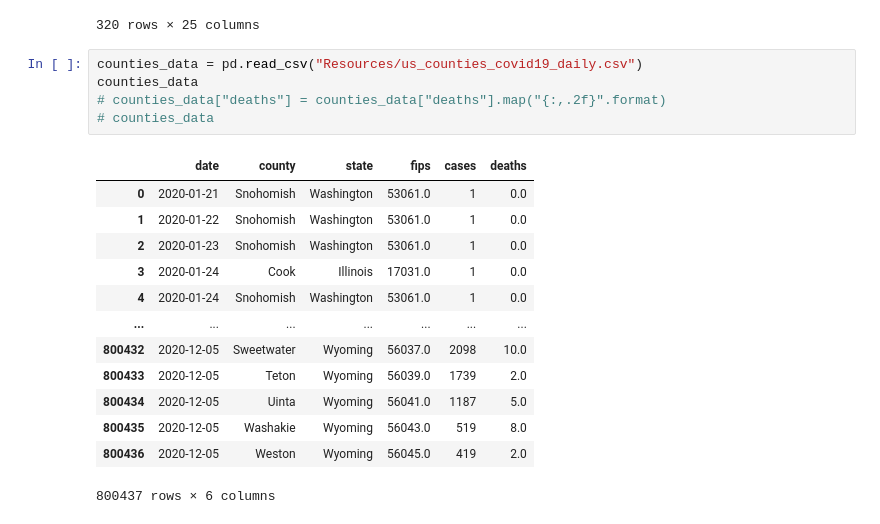
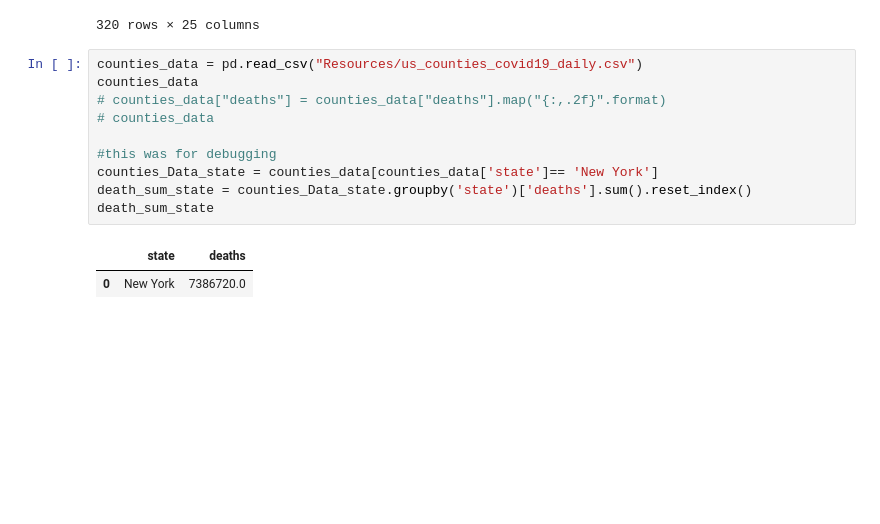
Before and after one commit to mpparra12/Project1, a Jupyter notebook: Covid19.ipynb, the cells around one changed output. Drawn from its saved outputs; the diff is of its cells as text; blank space fills up the shorter version.

```diff
--- a/Covid19.ipynb
+++ b/Covid19.ipynb
@@ -51,20 +88,14 @@ daily_data
 # %%
 counties_data = pd.read_csv("Resources/us_counties_covid19_daily.csv")
 counties_data
 # counties_data["deaths"] = counties_data["deaths"].map("{:,.2f}".format)
 # counties_data
+
+#this was for debugging
+counties_Data_state = counties_data[counties_data['state']== 'New York']
+death_sum_state = counties_Data_state.groupby('state')['deaths'].sum().reset_index()
+death_sum_state
 # %% [output]
-|  | date | county | state | fips | cases | deaths |
-| 0 | 2020-01-21 | Snohomish | Washington | 53061.0 | 1 | 0.0 |
-| 1 | 2020-01-22 | Snohomish | Washington | 53061.0 | 1 | 0.0 |
-| 2 | 2020-01-23 | Snohomish | Washington | 53061.0 | 1 | 0.0 |
-| 3 | 2020-01-24 | Cook | Illinois | 17031.0 | 1 | 0.0 |
-| 4 | 2020-01-24 | Snohomish | Washington | 53061.0 | 1 | 0.0 |
-| ... | ... | ... | ... | ... | ... | ... |
-| 800432 | 2020-12-05 | Sweetwater | Wyoming | 56037.0 | 2098 | 10.0 |
-| 800433 | 2020-12-05 | Teton | Wyoming | 56039.0 | 1739 | 2.0 |
-| 800434 | 2020-12-05 | Uinta | Wyoming | 56041.0 | 1187 | 5.0 |
-| 800435 | 2020-12-05 | Washakie | Wyoming | 56043.0 | 519 | 8.0 |
-| 800436 | 2020-12-05 | Weston | Wyoming | 56045.0 | 419 | 2.0 |
+|  | state | deaths |
+| 0 | New York | 7386720.0 |
-800437 rows × 6 columns
 # %%
```
Also changed, not shown: parts of 16 cells of this notebook.
